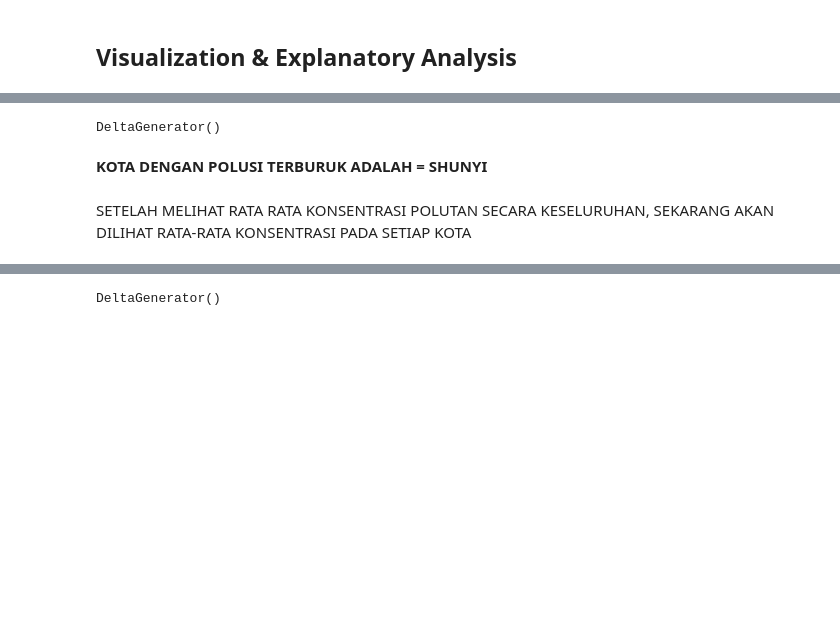
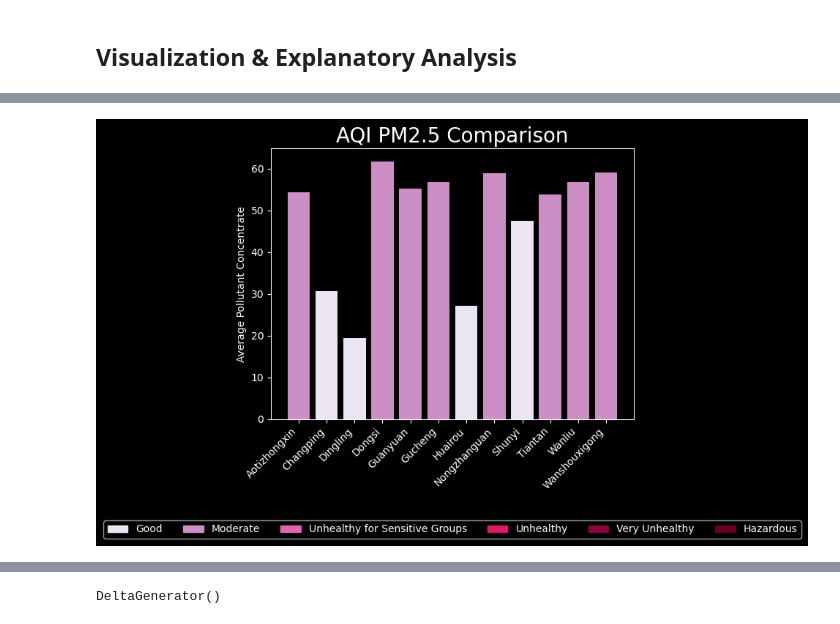
Before and after one commit to shafidaaaa/dicoding-belajar, a Jupyter notebook: AIRQUALITYV2/AIRQUALV3.ipynb, the cells around one changed output, grey strips where cells are left out. Drawn from its saved outputs; the diff is of its cells as text; code cells hidden in the pictures; blank space fills up the shorter version.

```diff
--- a/AIRQUALITYV2/AIRQUALV3.ipynb
+++ b/AIRQUALITYV2/AIRQUALV3.ipynb
@@ -459,0 +404,3 @@ SEKARANG SATUKAN SEMUA DATA
+# %%
+for area, df in dfs_cleaned.items():
+    df.info()
@@ -459,0 +425,3 @@ SEKARANG SATUKAN SEMUA DATA
+# %%
+for area, df in dfs_cleaned.items():
+    print(df.describe())
@@ -844,5 +840,4 @@ LALU SEKARANG AKAN DIBANDINGKNA LEVEL AQI PADA SETIAP KOTA DENGAN MELIHAT MASING
 # %%
-
 st.subheader("AQI categories in each cities by pollutant")
 pollutant = st.selectbox(
     "Select Pollutant",[
@@ -869,41 +864,39 @@ for area, df in dfs_cleaned.items():
     aqi = calculateAqi(pollutant,average)
     if aqi is not None:
         avg[area] = {
             'Average': average,
             'Aqi':aqi,
             'Category':aqiCategory(aqi)
         }
     else:
         st.write("Error calculation AQI for", pollutant,' in ',area)
 
 avg_df = pd.DataFrame.from_dict(avg, orient='index')
 
+cmap = plt.get_cmap('PuRd')
 
 colors = {
-    'Good': '#97F46B',
-    'Moderate': '#F4E77B',
-    'Unhealthy for Sensitive Groups': '#FFB266',
-    'Unhealthy': '#FF7373',
-    'Very Unhealthy': '#B873FF',
-    'Hazardous': '#808080'
+    'Good': cmap(0.1),
+    'Moderate': cmap(0.39),
+    'Unhealthy for Sensitive Groups': cmap(0.5),
+    'Unhealthy': cmap(0.7),
+    'Very Unhealthy': cmap(0.9),
+    'Hazardous': cmap(1.0)
 }
 
 bar_colors = [colors[category] for category in avg_df['Category']]
 
 fig, ax = plt.subplots()
 ax.bar(x=cityLabel, height=avg_df['Aqi'], color=bar_colors)
 ax.set_title("AQI {} Comparison".format(pollutant), loc="center", fontsize=20)
 ax.set_xlabel(None)
 ax.set_ylabel("Average Pollutant Concentrate")
 plt.xticks(rotation=45)
 plt.xticks(range(len(cityLabel)), cityLabel, ha='right')
 legend_handles = [plt.Rectangle((0,0),1,1, color=colors[category]) for category in colors.keys()]
 legend_labels = colors.keys()
 ax.legend(legend_handles,legend_labels,loc='lower center', bbox_to_anchor=(0.5,-0.46),ncol=len(colors))
 st.pyplot(fig)
+plt.show()
 # %% [output]
-DeltaGenerator()
+[figure, added]
-# %% [markdown]
-**KOTA DENGAN POLUSI TERBURUK ADALAH = SHUNYI**
-# %% [markdown]
-SETELAH MELIHAT RATA RATA KONSENTRASI POLUTAN SECARA KESELURUHAN, SEKARANG AKAN DILIHAT RATA-RATA KONSENTRASI PADA SETIAP KOTA
```
Also changed, not shown: parts of 73 cells of this notebook.
